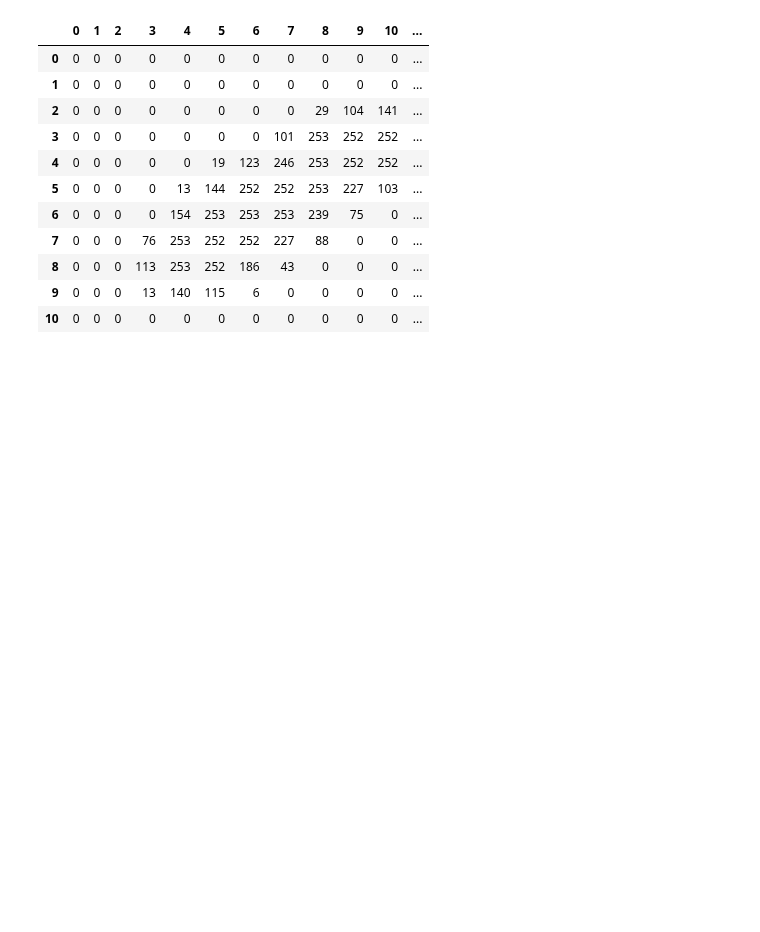
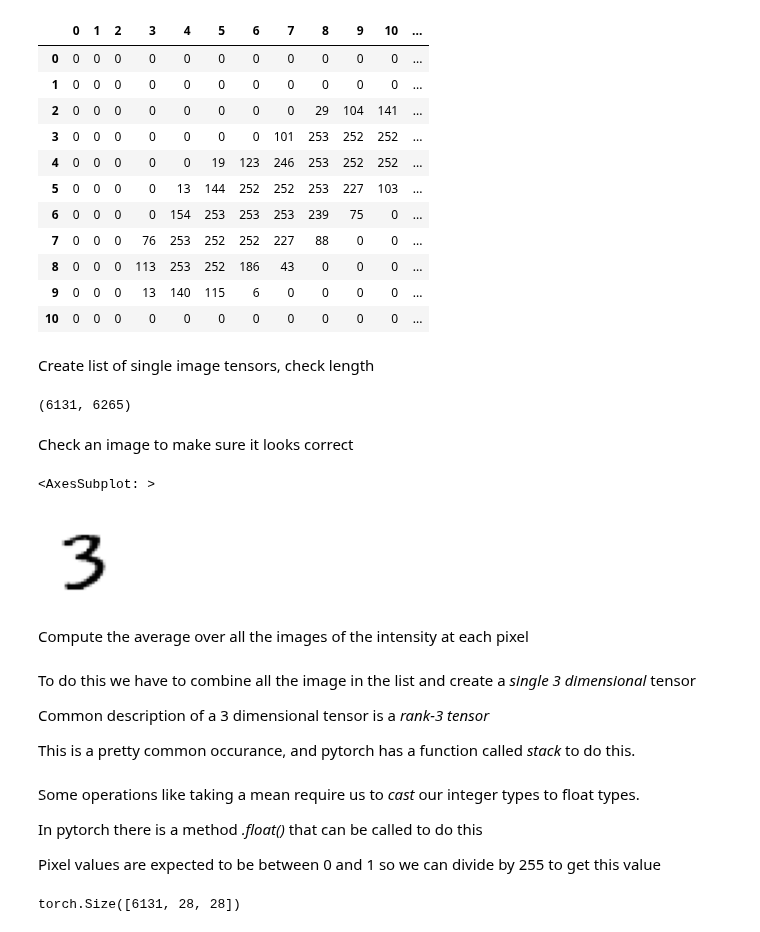
Before and after one commit to peterbull/deep-learning-projects, a Jupyter notebook: ch4/04_ch.ipynb, the cells around one changed output. Cells and saved outputs as stored; diff of their text form; code cells hidden in the pictures; blank space fills up the shorter version.

```diff
--- a/ch4/04_ch.ipynb
+++ b/ch4/04_ch.ipynb
@@ -93,3 +93,40 @@ df.style.set_properties(**{'font-size':'6pt'}).background_gradient('Greys')
 | 8 | 0 | 0 | 0 | 113 | 253 | 252 | 186 | 43 | 0 | 0 | 0 | ... |
 | 9 | 0 | 0 | 0 | 13 | 140 | 115 | 6 | 0 | 0 | 0 | 0 | ... |
 | 10 | 0 | 0 | 0 | 0 | 0 | 0 | 0 | 0 | 0 | 0 | 0 | ... |
+# %% [markdown]
+Create list of single image tensors, check length
+# %%
+seven_tensors = [tensor(Image.open(o)) for o in sevens]
+three_tensors = [tensor(Image.open(o)) for o in threes]
+len(three_tensors),len(seven_tensors)
+# %% [output]
+(6131, 6265)
+# %% [markdown]
+Check an image to make sure it looks correct
+# %%
+show_image(three_tensors[1])
+# %% [output]
+<AxesSubplot: >
+[figure, added]
+# %% [markdown]
+Compute the average over all the images of the intensity at each pixel
+# %% [markdown]
+To do this we have to combine all the image in the list
+and create a *single 3 dimensional* tensor
+
+Common description of a 3 dimensional tensor is a *rank-3 tensor*
+
+This is a pretty common occurance, and pytorch has a function called
+*stack* to do this.
+# %% [markdown]
+Some operations like taking a mean require us to *cast* our integer types to float types.
+
+In pytorch there is a method *.float()* that can be called to do this
+
+Pixel values are expected to be between 0 and 1 so we can divide by 255 to get this value
+# %%
+stacked_sevens = torch.stack(seven_tensors).float()/255
+stacked_threes = torch.stack(three_tensors).float()/255
+stacked_threes.shape
+# %% [output]
+torch.Size([6131, 28, 28])
```
Also changed, not shown: parts of 5 cells of this notebook.
